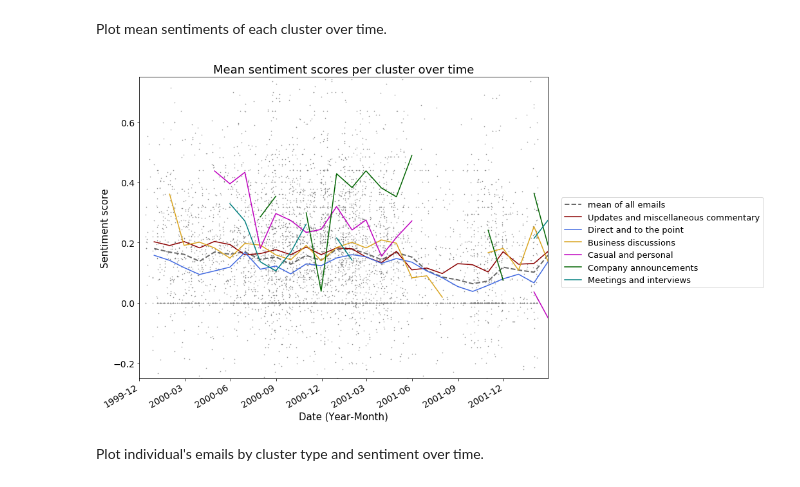
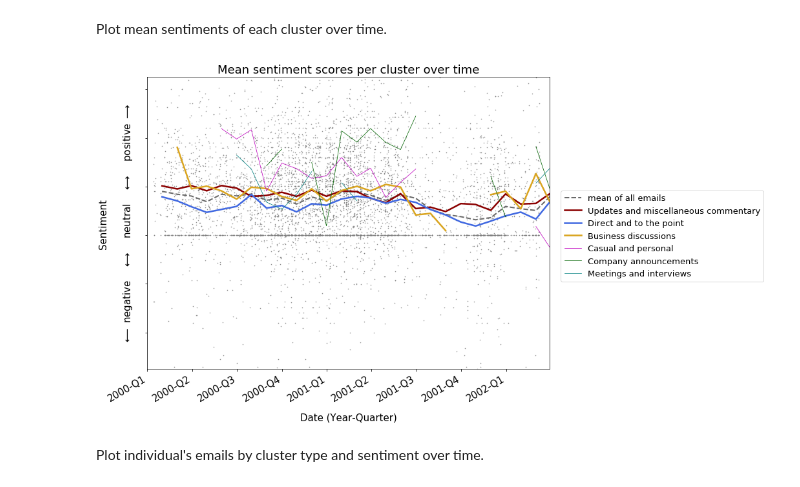
Before and after one commit to yuwie10/cultivate, a Jupyter notebook: notebooks/02-analysis.ipynb, the cells around one changed output. Cells and saved outputs as stored; diff of their text form; code cells hidden in the pictures.

Commit message:
new image

```diff
--- a/notebooks/02-analysis.ipynb
+++ b/notebooks/02-analysis.ipynb
@@ -1012,34 +1012,47 @@ Plot mean sentiments of each cluster over time.
 # %%
 fig, ax = plt.subplots();
 fig.set_size_inches(10, 8)
 
 ax.plot_date(x_axis_dates, np.array(text_features[col]), markersize = 0.5, c = 'gray');
 plt.plot(mean_sentiment, '--', c = 'dimgray', linewidth = 2, label = 'mean of all emails')
 
 for cluster, color in cluster_colors.items():
     pts_to_plot = text_features[text_features['cluster_labels'] == cluster]
     pts_dates = date2num(pts_to_plot['date'].tolist())
     cluster_mean = over_time[over_time['cluster_labels'] == cluster].resample('M')['compound'].mean()
-    plt.plot(cluster_mean, c = color, label = cluster);
+    if cluster in ['Casual and personal', 'Company announcements', 'Meetings and interviews']:
+        plt.plot(cluster_mean, c = color, label = cluster, linewidth = 0.75);
+    else:
+        plt.plot(cluster_mean, c = color, label = cluster, linewidth = 2.5);
 
 lgd = plt.legend(bbox_to_anchor=(1.28, 0.3),
                  loc='lower center',
                  borderaxespad=0.,
                  fontsize = 13);
 
 plt.gcf().autofmt_xdate();
 ax.set_xlim([dt(1999, 12, 1), dt(2002, 2, 28)]);
-ax.set_ylim(-0.25, 0.75)
+ax.set_ylim(-0.55, 0.65)
 
 plt.title('Mean sentiment scores per cluster over time', fontsize = 18)
-plt.ylabel('Sentiment score', fontsize = 15);
-plt.xlabel('Date (Year-Month)', fontsize = 15);
-plt.tick_params(axis='both', which='major', labelsize=14);
+plt.ylabel(y_label, fontsize = 15, labelpad = 20);
+plt.xlabel('Date (Year-Quarter)', fontsize = 15, labelpad = 15);
+
+#axis ticks
+plt.tick_params(axis = 'both', which = 'major',
+                labelsize = 15, labelleft = 'off');
+
+x_pos = ax.get_xticks()
+x_labels = np.array(['2000-Q1', '2000-Q2', '2000-Q3', '2000-Q4',
+                    '2001-Q1', '2001-Q2', '2001-Q3', '2001-Q4',
+                    '2002-Q1'])
+plt.xticks(x_pos, x_labels);
 
 plt.tight_layout();
-#plt.savefig('cluster-sentiments-time.png', bbox_extra_artists=(lgd,), bbox_inches='tight');
+plt.savefig(save_image + 'cluster-sentiments-time.png',
+            bbox_extra_artists=(lgd,), bbox_inches='tight');
 # %% [output]
-[figure, old version]
+[figure, new version]
 # %% [markdown]
 Plot individual's emails by cluster type and sentiment over time.
 # %%
```
Also changed, not shown: 1 other file.
